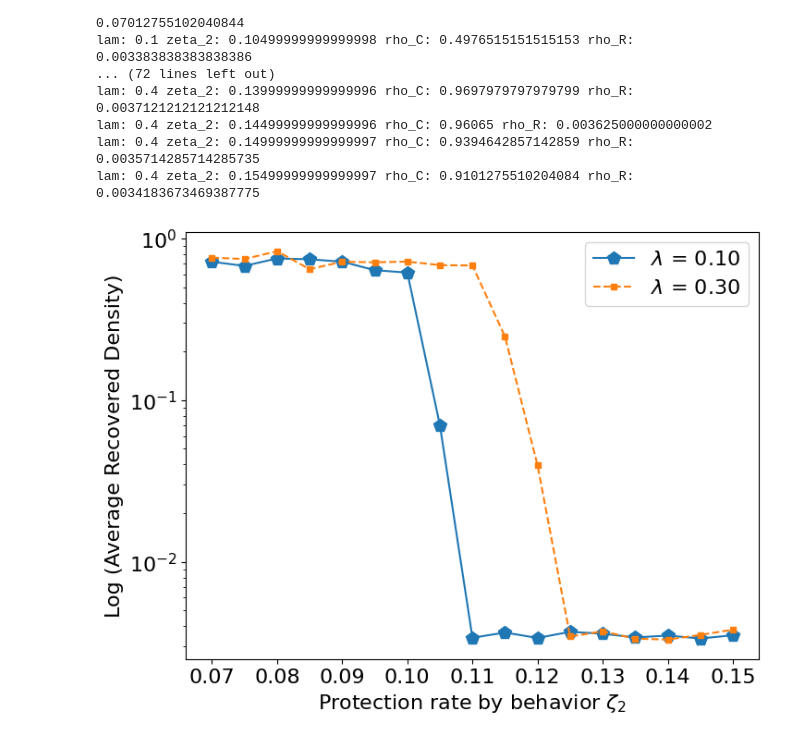
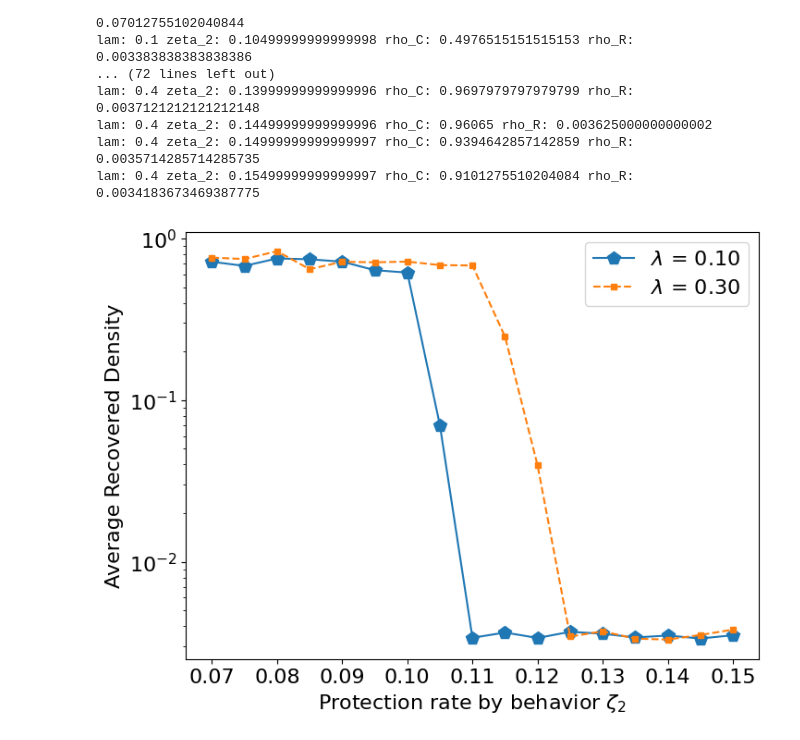
Before and after one commit to Nancy-Shi/ICE_Manuscript, a Jupyter notebook: 081723_Lam_zeta_2_3_Layer_Coupling_fine.ipynb, the cells around one changed output. Drawn from its saved outputs; the diff is of its cells as text; code cells hidden in the pictures.

```diff
--- a/081723_Lam_zeta_2_3_Layer_Coupling_fine.ipynb
+++ b/081723_Lam_zeta_2_3_Layer_Coupling_fine.ipynb
@@ -597,32 +597,32 @@ df = pd.read_csv('/content/drive/My Drive/Network_Tests/rho_R_lam_zeta_2_smooth.
 results_rho_R2 = df.to_numpy()
 lam_values2 = np.arange(0.1, 0.4, 0.1)
 zeta_2_values2 = np.arange(0.05, 0.16, 0.005)
 
 # Initialize a plot
 fig, ax = plt.subplots(figsize=(8,6))
 from itertools import cycle
 lines = ["-","--",":","-."]
 markers = ["p","s","o","D"]
 sizes = [10, 5, 2.5, 1]
 linecycler = cycle(lines)
 markercycler = cycle(markers)
 sizecycler = cycle(sizes)
 
 # Loop over the selected zeta_1 indices
 for index in lam_indices2:
     density_values2 = results_rho_R2[index, 4:21]
     ax.plot(zeta_2_values2[4:21], density_values2, label=f'$\lambda$ = {lam_values2[index]:.2f}', linestyle=next(linecycler), markersize=next(sizecycler), marker=next(markercycler))
 
 # Setting labels, legend and title
 ax.set_xlabel('Protection rate by behavior $\zeta_2$', fontsize = 16)
-ax.set_ylabel('Log (Average Recovered Density)', fontsize = 16)
+ax.set_ylabel('Average Recovered Density', fontsize = 16)
 # ax.set_title('Log-transformed Average Recovered Density \n for Selected $\lambda$ values', fontsize = 12)
 ax.set_yscale('log')  # Set y-axis to be logarithmic
 plt.rc('xtick', labelsize=16)
 plt.rc('ytick', labelsize=16)
 ax.legend(fontsize = 16)
 
 # Display the plot
 plt.show()
 # %% [output]
-[figure, old version]
+[figure, new version]
```
